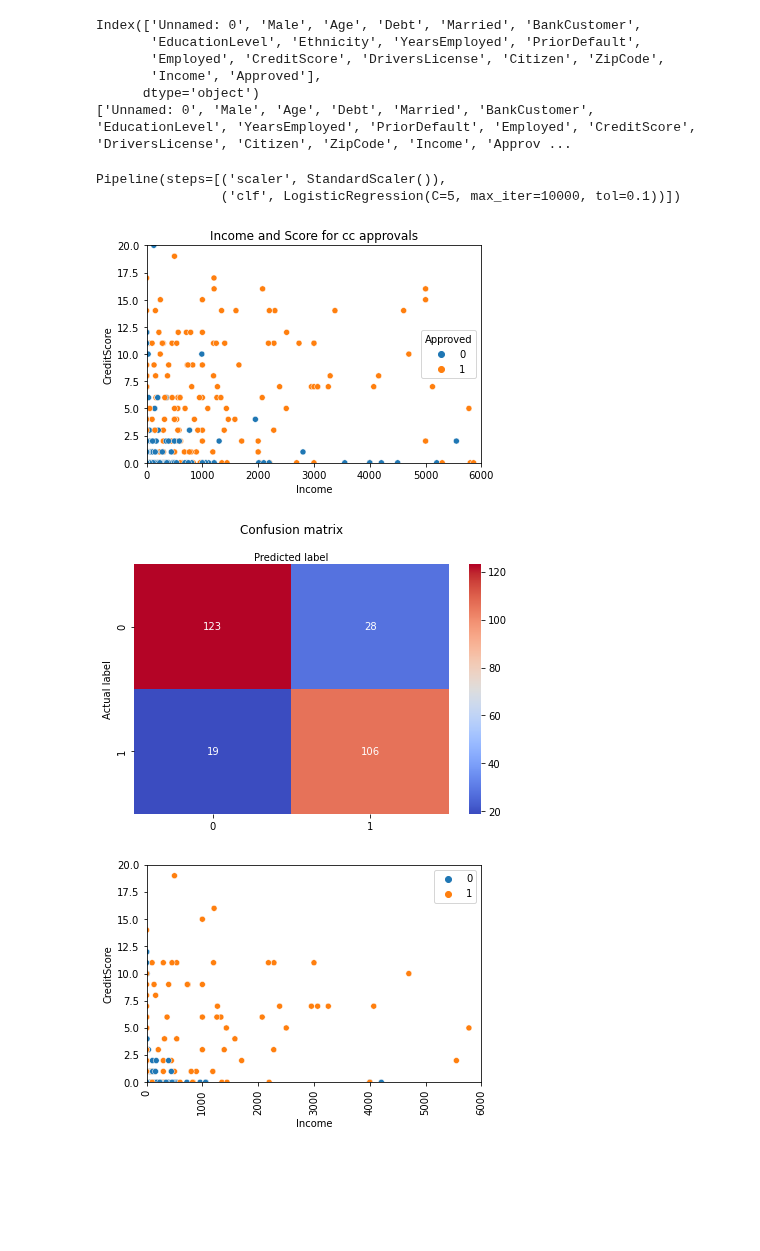
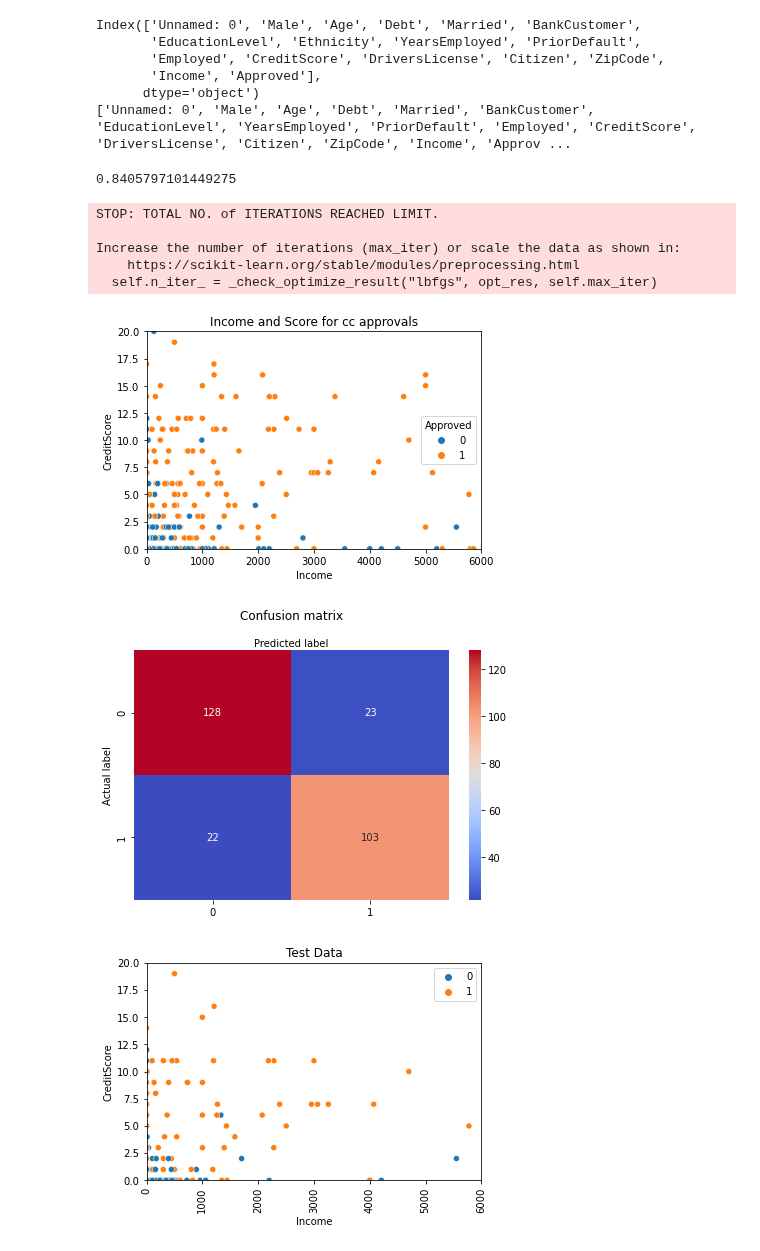
Before and after one commit to Andru-1987/python-deep-learning, a Jupyter notebook: Credit Card Approval Logistic Regression.ipynb, the cells around one changed output. Saved outputs shown, nothing was run; the diff lists cells and outputs as text; code cells hidden in the pictures; blank space fills up the shorter version.

```diff
--- a/Credit Card Approval Logistic Regression.ipynb
+++ b/Credit Card Approval Logistic Regression.ipynb
@@ -57,15 +57,27 @@ X_train,X_test,y_train,y_test=train_test_split(X,y,test_size=0.4,random_state=42
 pipeline= Pipeline([
     ('scaler',StandardScaler()),
     #('pca', PCA()),
-    ('clf',LogisticRegression(C=5,max_iter=10000, tol=0.1)),
-#('clf',MLPClassifier(hidden_layer_sizes=(25,150,25),  max_iter=800, solver='lbfgs', activation='relu', alpha=0.7,
-#                 learning_rate_init=0.001,  verbose=False, momentum=0.9, random_state=42))
+    #'clf',LogisticRegression(C=5,max_iter=10000, tol=0.1)),
+
+    #sgd - stocastic descent
+    #lbfgs - log loss
+    #adam - adam
+    #https://scikit-learn.org/stable/modules/generated/sklearn.neural_network.MLPClassifier.html
+('clf',MLPClassifier(hidden_layer_sizes=(26,150,26),  max_iter=1000, solver='lbfgs', activation='relu', alpha=0.7,
+                 learning_rate_init=0.5,  verbose=False, momentum=0.1, random_state=42))
 ])
 
 pipeline.fit(X_train,y_train)
+predictions=pipeline.predict(X_test)
+
+print(accuracy_score(y_test,predictions));
 # %% [output]
-Pipeline(steps=[('scaler', StandardScaler()),
-                ('clf', LogisticRegression(C=5, max_iter=10000, tol=0.1))])
+0.8405797101449275
+STOP: TOTAL NO. of ITERATIONS REACHED LIMIT.
+
+Increase the number of iterations (max_iter) or scale the data as shown in:
+    https://scikit-learn.org/stable/modules/preprocessing.html
+  self.n_iter_ = _check_optimize_result("lbfgs", opt_res, self.max_iter)
 # %%
 sns.scatterplot(x='Income',y='CreditScore',hue='Approved', data=df)
 plt.title("Income and Score for cc approvals")
@@ -75,33 +87,34 @@ plt.show()
 
 y_pred=pipeline.predict(X_test)
 
 cm = confusion_matrix(y_test,y_pred)
 
 class_names=[1,2]
 fig, ax = plt.subplots()
 tick_marks = np.arange(len(class_names))
 plt.xticks(tick_marks, class_names)
 plt.yticks(tick_marks, class_names)
 sns.heatmap(pd.DataFrame(cm), annot=True, cmap="coolwarm" ,fmt='g')
 ax.xaxis.set_label_position("top")
 plt.tight_layout()
 plt.title('Confusion matrix', y=1.1)
 plt.ylabel('Actual label')
 plt.xlabel('Predicted label')
 plt.show()
 
 
 pred= y_pred.flatten()
 hue=pred
 #print(hue)
 #print(np.sum(hue))
 sns.scatterplot(x=X_test['Income'],y=X_test['CreditScore'],hue=hue)
 plt.xlim(0, 6000)
 plt.ylim(0,20)
 plt.xticks(rotation=90)
+plt.title('Test Data')
 plt.show()
 # %% [output]
 [figure]
-[figure, old version]
+[figure, new version]
-[figure, old version]
+[figure, new version]
 # %%
```
Also changed, not shown: parts of 2 cells of this notebook.
